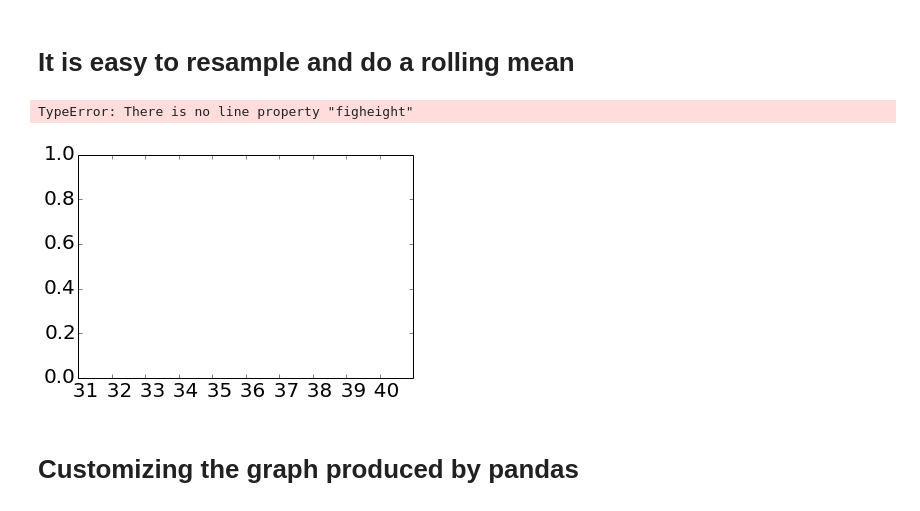
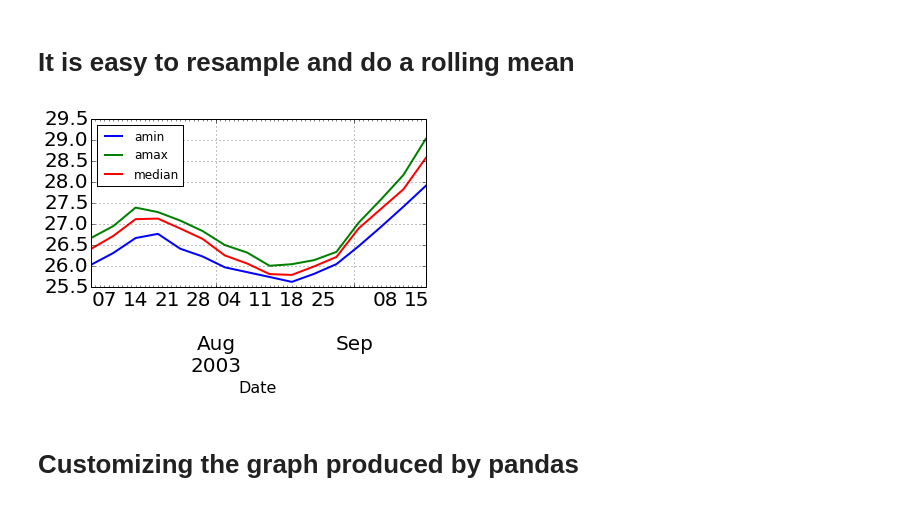
Before and after one commit to guziy/guziy.github.io, a Jupyter notebook: CNRCWP_student_workshop_2013-12-17/Python_CNRCWP_tutorial.ipynb, the cells around one changed output. Cells and saved outputs as stored; diff of their text form; code cells hidden in the pictures.

```diff
--- a/CNRCWP_student_workshop_2013-12-17/Python_CNRCWP_tutorial.ipynb
+++ b/CNRCWP_student_workshop_2013-12-17/Python_CNRCWP_tutorial.ipynb
@@ -904,10 +904,10 @@ It is easy to resample and do a rolling mean
 ======
 # %%
 resampled_closes = closes_col_sorted.resample("5D", how=[np.min, np.max, np.median])
-ax = pd.rolling_mean(resampled_closes, 4, freq = "5D")[3:].plot(lw = 2, figheight = 3);
+ax = pd.rolling_mean(resampled_closes, 4, freq = "5D")[3:].plot(lw = 2);
+ax.figure.set_figheight(3)
 # %% [output]
-TypeError: There is no line property "figheight"
-[figure, old version]
+[figure, new version]
 # %% [markdown]
 Customizing the graph produced by pandas
 ======
```
Also changed, not shown: parts of 25 cells of this notebook, 1 other file.
